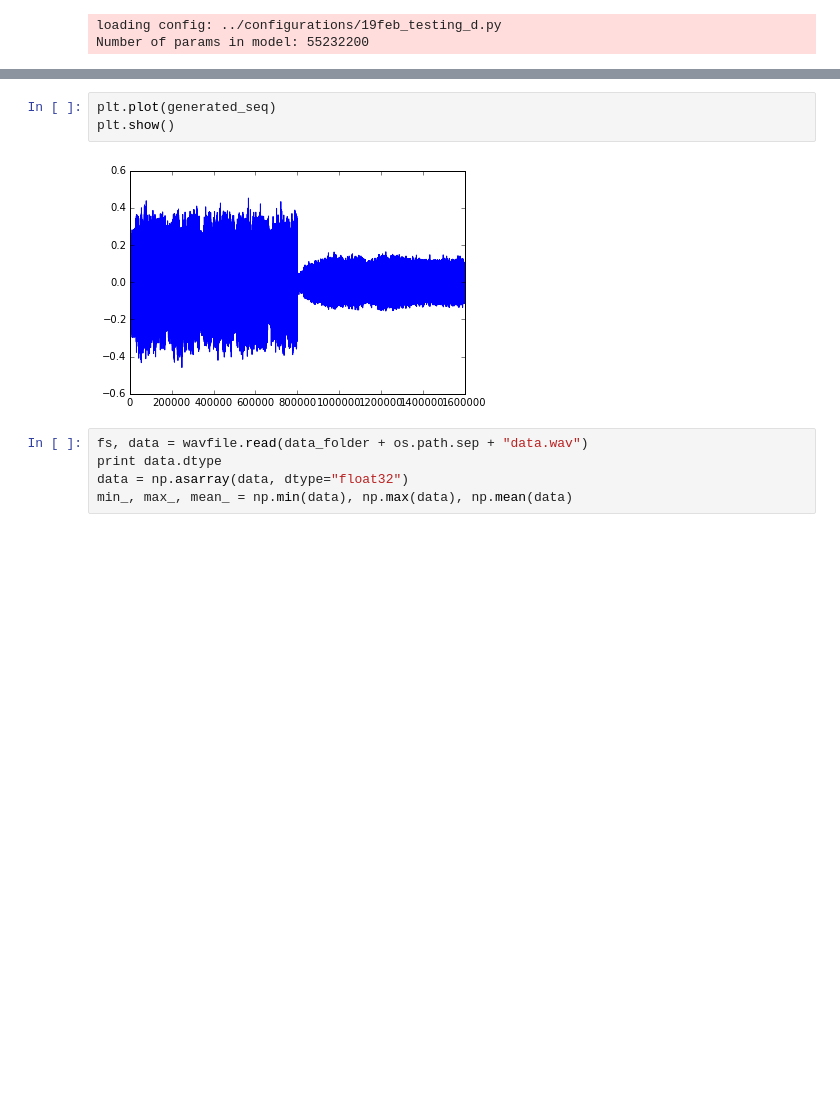
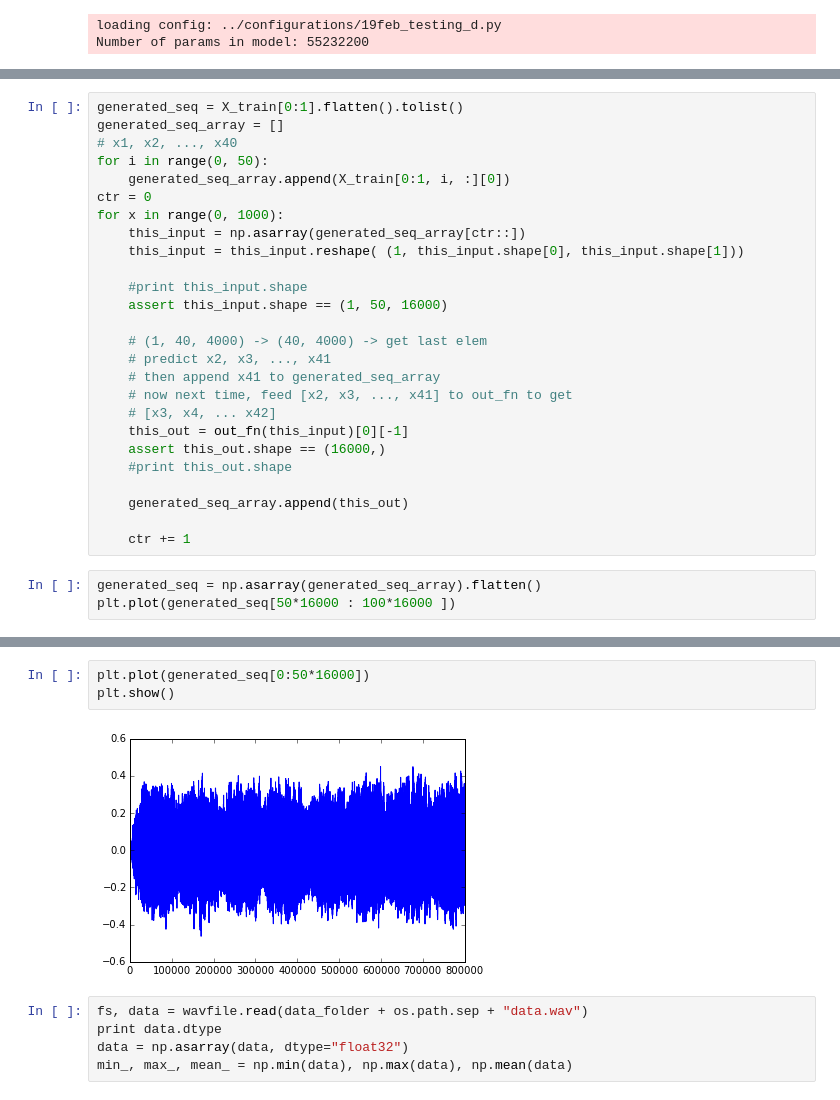
Before and after one commit to christopher-beckham/ift6266h16, a Jupyter notebook: vocal_synthesis/notebooks/25feb_entry.ipynb, the cells around one changed output, grey strips where cells are left out. Drawn from its saved outputs; the diff is of its cells as text; blank space fills up the shorter version.

```diff
--- a/vocal_synthesis/notebooks/25feb_entry.ipynb
+++ b/vocal_synthesis/notebooks/25feb_entry.ipynb
@@ -62,0 +65,29 @@ float(len(generated_seq)) / 16000.0
+# %%
+generated_seq = X_train[0:1].flatten().tolist()
+generated_seq_array = []
+# x1, x2, ..., x40
+for i in range(0, 50):
+    generated_seq_array.append(X_train[0:1, i, :][0])
+ctr = 0
+for x in range(0, 1000):
+    this_input = np.asarray(generated_seq_array[ctr::])
+    this_input = this_input.reshape( (1, this_input.shape[0], this_input.shape[1]))
+
+    #print this_input.shape
+    assert this_input.shape == (1, 50, 16000)
+
+    # (1, 40, 4000) -> (40, 4000) -> get last elem
+    # predict x2, x3, ..., x41
+    # then append x41 to generated_seq_array
+    # now next time, feed [x2, x3, ..., x41] to out_fn to get
+    # [x3, x4, ... x42]
+    this_out = out_fn(this_input)[0][-1]
+    assert this_out.shape == (16000,)
+    #print this_out.shape
+
+    generated_seq_array.append(this_out)
+
+    ctr += 1
+# %%
+generated_seq = np.asarray(generated_seq_array).flatten()
+plt.plot(generated_seq[50*16000 : 100*16000 ])
@@ -63,8 +97,8 @@ float(len(generated_seq)) / 16000.0
 # %%
-plt.plot(generated_seq)
+plt.plot(generated_seq[0:50*16000])
 plt.show()
 # %% [output]
-[figure, old version]
+[figure, new version]
 # %%
 fs, data = wavfile.read(data_folder + os.path.sep + "data.wav")
 print data.dtype
```
Also changed, not shown: parts of 6 cells of this notebook, 11 other files.
